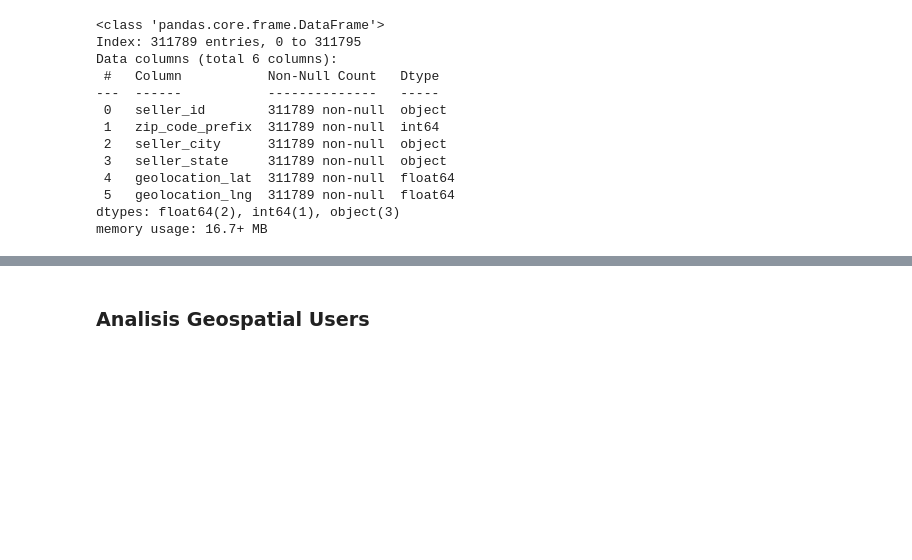
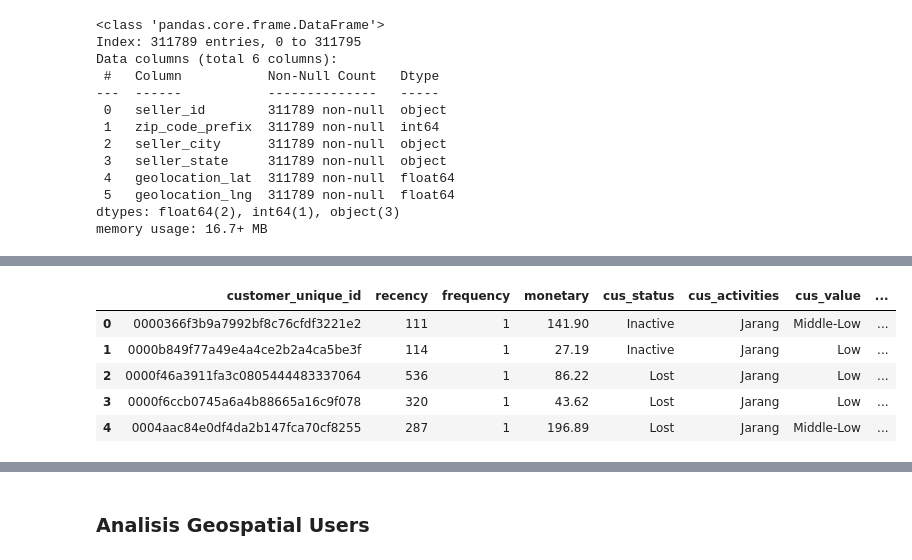
Before and after one commit to Sulbae/Fundamental-Analisis-Data, a Jupyter notebook: Proyek_Analisis_Data_Anggun-Sulis-Setyawan.ipynb, the cells around one changed output, grey strips where cells are left out. Saved outputs shown, nothing was run; the diff lists cells and outputs as text; code cells hidden in the pictures; blank space fills up the shorter version.

```diff
--- a/Proyek_Analisis_Data_Anggun-Sulis-Setyawan.ipynb
+++ b/Proyek_Analisis_Data_Anggun-Sulis-Setyawan.ipynb
@@ -1766,0 +2280,16 @@ sellers_df.to_csv('sellers_data.csv', index=False)
+# %%
+# Total Score
+rfm_df['cus_rating'] = (
+    rfm_df['cus_status_score'] * 0.2 +
+    rfm_df['cus_activities_score'] * 0.3 +
+    rfm_df['cus_value_score'] * 0.5
+)
+
+rfm_df.head()
+# %% [output]
+|  | customer_unique_id | recency | frequency | monetary | cus_status | cus_activities | cus_value | ... |
+| 0 | 0000366f3b9a7992bf8c76cfdf3221e2 | 111 | 1 | 141.90 | Inactive | Jarang | Middle-Low | ... |
+| 1 | 0000b849f77a49e4a4ce2b2a4ca5be3f | 114 | 1 | 27.19 | Inactive | Jarang | Low | ... |
+| 2 | 0000f46a3911fa3c0805444483337064 | 536 | 1 | 86.22 | Lost | Jarang | Low | ... |
+| 3 | 0000f6ccb0745a6a4b88665a16c9f078 | 320 | 1 | 43.62 | Lost | Jarang | Low | ... |
+| 4 | 0004aac84e0df4da2b147fca70cf8255 | 287 | 1 | 196.89 | Lost | Jarang | Middle-Low | ... |
```
Also changed, not shown: parts of 73 cells of this notebook.
